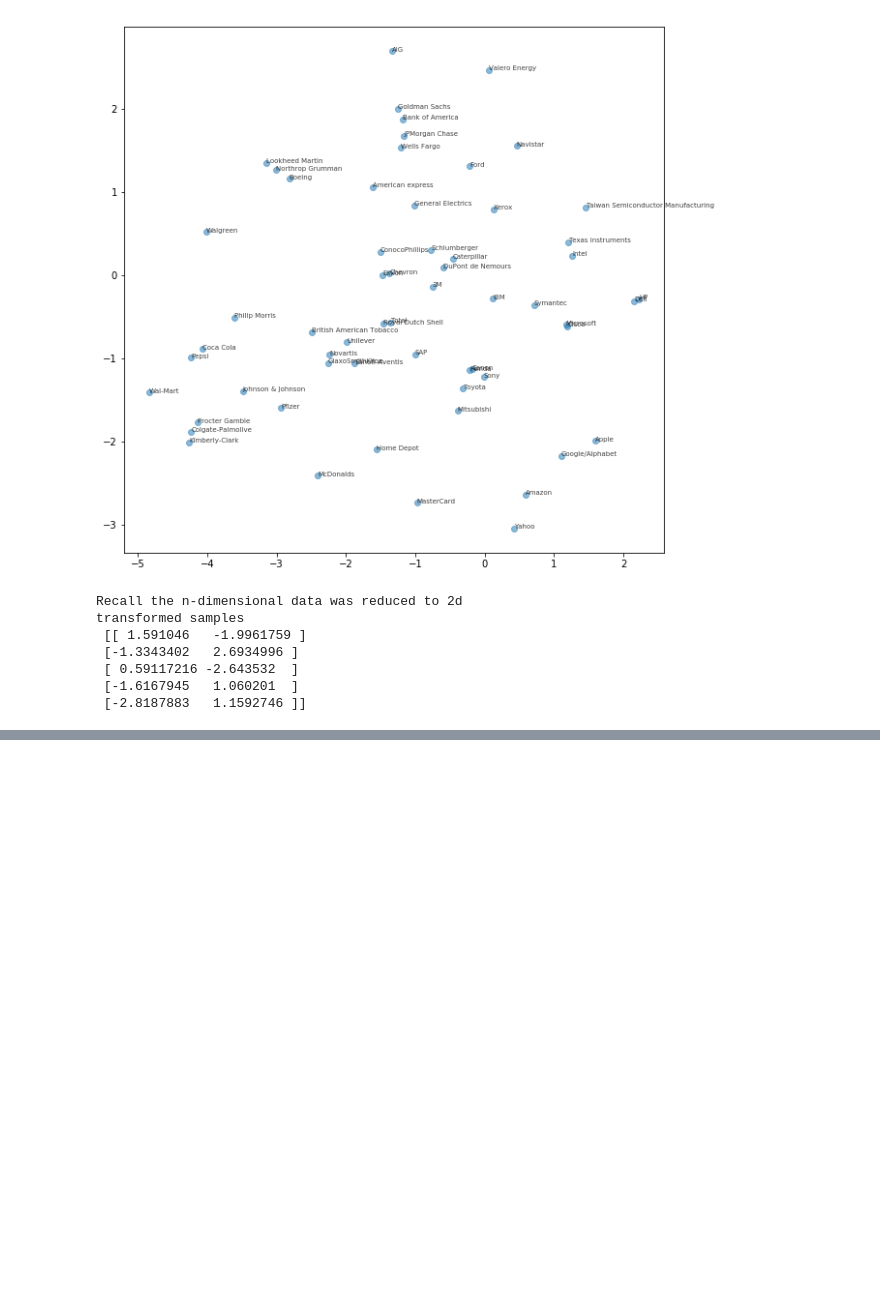
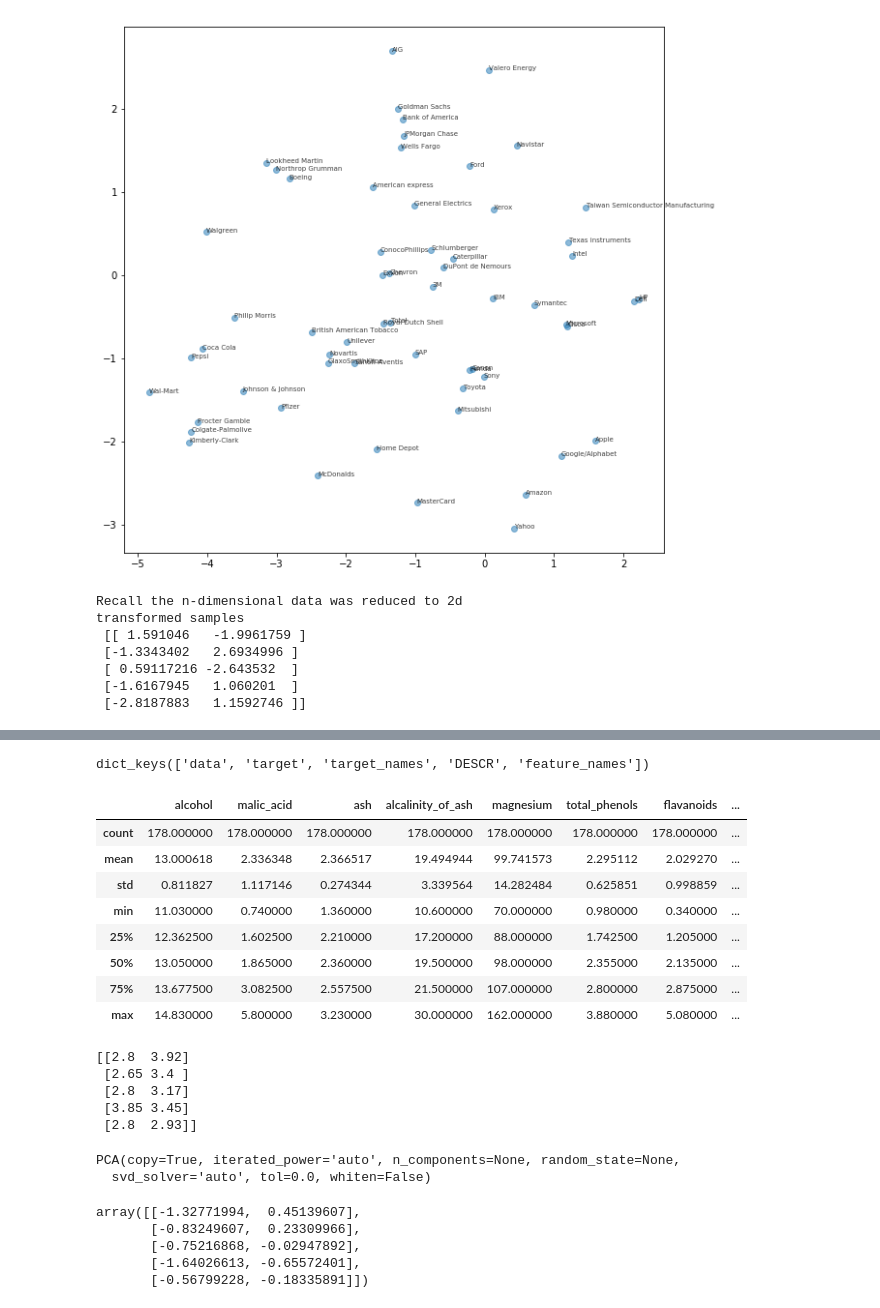
Before and after one commit to paulo-g-martinez/unsupervised-learning-in-python, a Jupyter notebook: unsupervised-learning-in-python.ipynb, the cells around one changed output, grey strips where cells are left out. Saved outputs shown, nothing was run; the diff lists cells and outputs as text; code cells hidden in the pictures; blank space fills up the shorter version.

```diff
--- a/unsupervised-learning-in-python.ipynb
+++ b/unsupervised-learning-in-python.ipynb
@@ -2474,0 +2502,40 @@ transformed samples
+# %%
+from sklearn.datasets import load_wine
+data = load_wine()
+samples = data['data']
+
+data.keys()
+# %% [output]
+dict_keys(['data', 'target', 'target_names', 'DESCR', 'feature_names'])
+# %%
+wines_df = pd.DataFrame(data.data, columns = data.feature_names)
+wines_df['target'] = data['target']
+wines_df['target_names'] = [data['target_names'][p] for p in data['target']]
+wines_df.describe()
+# %% [output]
+|  | alcohol | malic_acid | ash | alcalinity_of_ash | magnesium | total_phenols | flavanoids | ... |
+| count | 178.000000 | 178.000000 | 178.000000 | 178.000000 | 178.000000 | 178.000000 | 178.000000 | ... |
+| mean | 13.000618 | 2.336348 | 2.366517 | 19.494944 | 99.741573 | 2.295112 | 2.029270 | ... |
+| std | 0.811827 | 1.117146 | 0.274344 | 3.339564 | 14.282484 | 0.625851 | 0.998859 | ... |
+| min | 11.030000 | 0.740000 | 1.360000 | 10.600000 | 70.000000 | 0.980000 | 0.340000 | ... |
+| 25% | 12.362500 | 1.602500 | 2.210000 | 17.200000 | 88.000000 | 1.742500 | 1.205000 | ... |
+| 50% | 13.050000 | 1.865000 | 2.360000 | 19.500000 | 98.000000 | 2.355000 | 2.135000 | ... |
+| 75% | 13.677500 | 3.082500 | 2.557500 | 21.500000 | 107.000000 | 2.800000 | 2.875000 | ... |
+| max | 14.830000 | 5.800000 | 3.230000 | 30.000000 | 162.000000 | 3.880000 | 5.080000 | ... |
+# %%
+samples = wines_df[['total_phenols', 'od280/od315_of_diluted_wines']].values
+print(samples[:5])
+# %% [output]
+[[2.8  3.92]
+ [2.65 3.4 ]
+ [2.8  3.17]
+ [3.85 3.45]
+ [2.8  2.93]]
+# %%
+from sklearn.decomposition import PCA
+
+model = PCA()
+model.fit(samples)
+# %% [output]
+PCA(copy=True, iterated_power='auto', n_components=None, random_state=None,
+  svd_solver='auto', tol=0.0, whiten=False)
@@ -2474,0 +2544,8 @@ transformed samples
+# %%
+transformed[:5]
+# %% [output]
+array([[-1.32771994,  0.45139607],
+       [-0.83249607,  0.23309966],
+       [-0.75216868, -0.02947892],
+       [-1.64026613, -0.65572401],
+       [-0.56799228, -0.18335891]])
```
Also changed, not shown: parts of 7 cells of this notebook, 2 other files.
